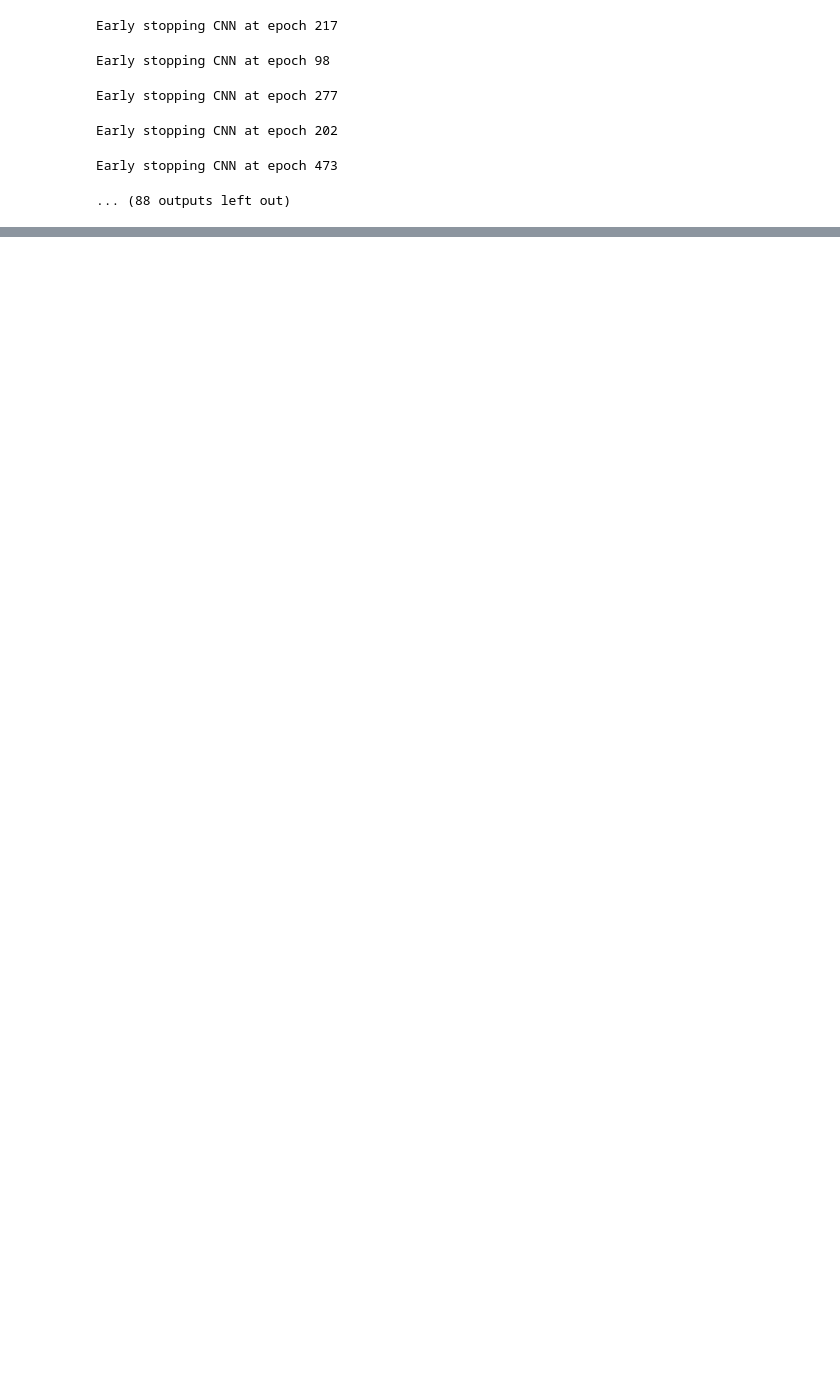
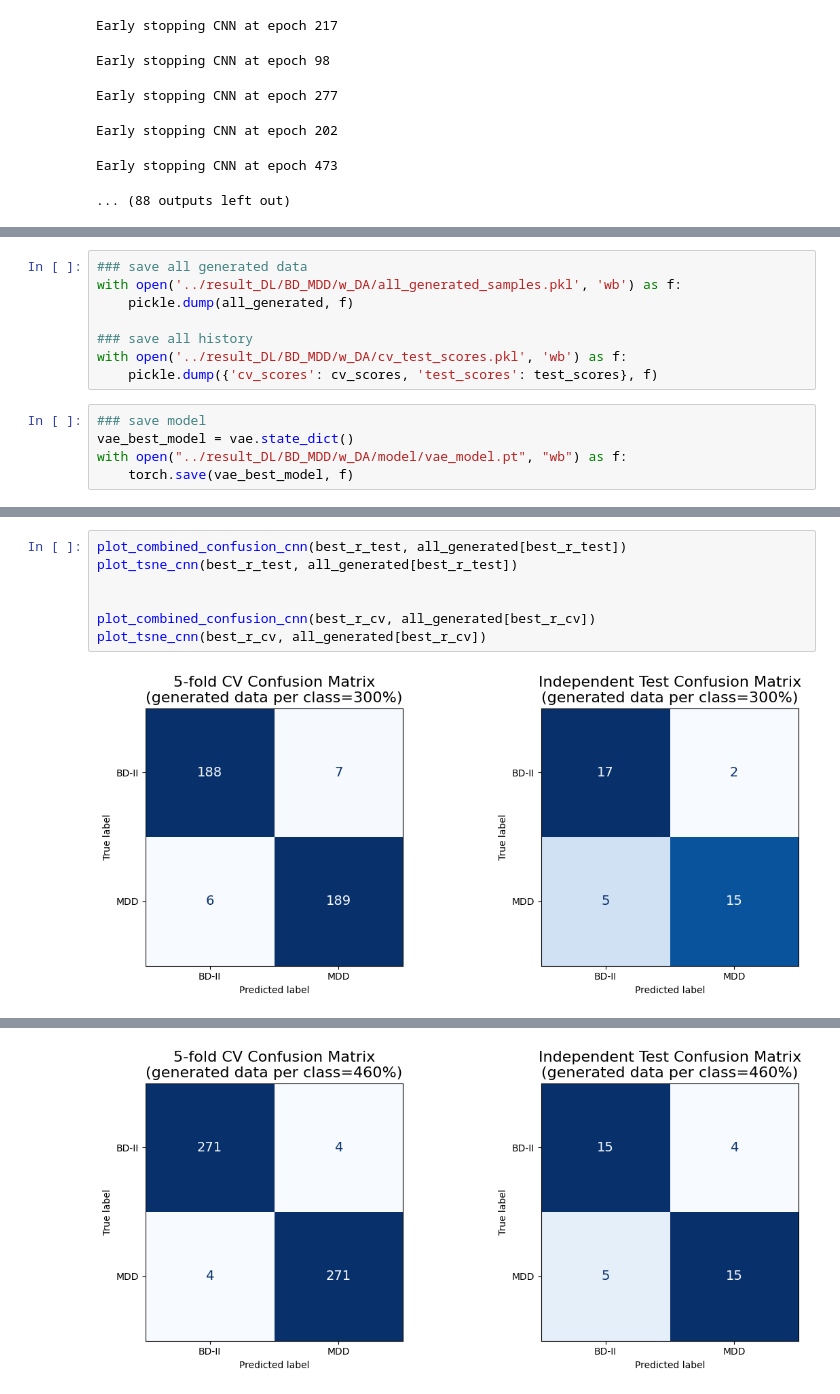
Before and after one commit to well50504/NYCU-thesis, a Jupyter notebook: src_DL/cnn_DA_BD_MDD.ipynb, the cells around one changed output, grey strips where cells are left out. Drawn from its saved outputs; the diff is of its cells as text; blank space fills up the shorter version.

```diff
--- a/src_DL/cnn_DA_BD_MDD.ipynb
+++ b/src_DL/cnn_DA_BD_MDD.ipynb
@@ -943,0 +866,13 @@ Early stopping CNN at epoch 112
+# %%
+### save all generated data
+with open('../result_DL/BD_MDD/w_DA/all_generated_samples.pkl', 'wb') as f:
+    pickle.dump(all_generated, f)
+
+### save all history
+with open('../result_DL/BD_MDD/w_DA/cv_test_scores.pkl', 'wb') as f:
+    pickle.dump({'cv_scores': cv_scores, 'test_scores': test_scores}, f)
+# %%
+### save model
+vae_best_model = vae.state_dict()
+with open("../result_DL/BD_MDD/w_DA/model/vae_model.pt", "wb") as f:
+    torch.save(vae_best_model, f)
@@ -943,0 +957,9 @@ Early stopping CNN at epoch 112
+# %%
+plot_combined_confusion_cnn(best_r_test, all_generated[best_r_test])
+plot_tsne_cnn(best_r_test, all_generated[best_r_test])
+
+
+plot_combined_confusion_cnn(best_r_cv, all_generated[best_r_cv])
+plot_tsne_cnn(best_r_cv, all_generated[best_r_cv])
+# %% [output]
+[figure, added]
@@ -943,0 +967 @@ Early stopping CNN at epoch 112
+[figure, added]
```
Also changed, not shown: parts of 24 cells of this notebook, 16 other files.
